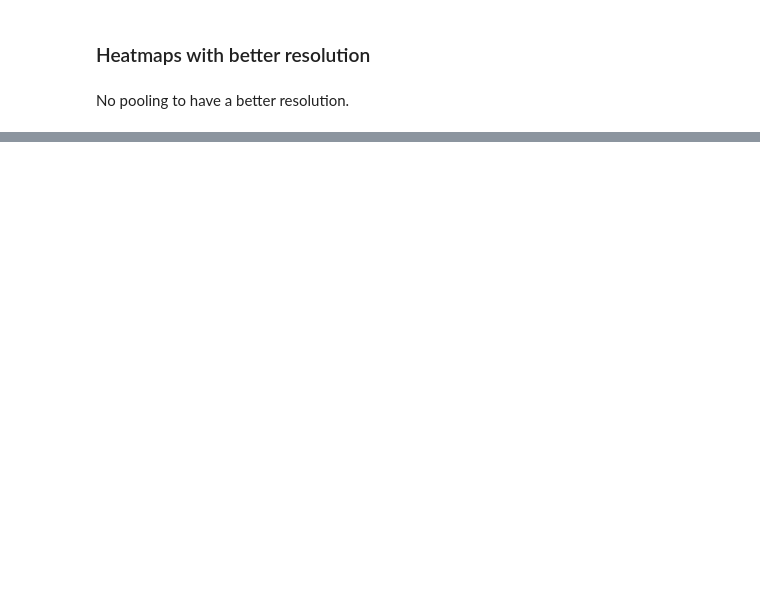
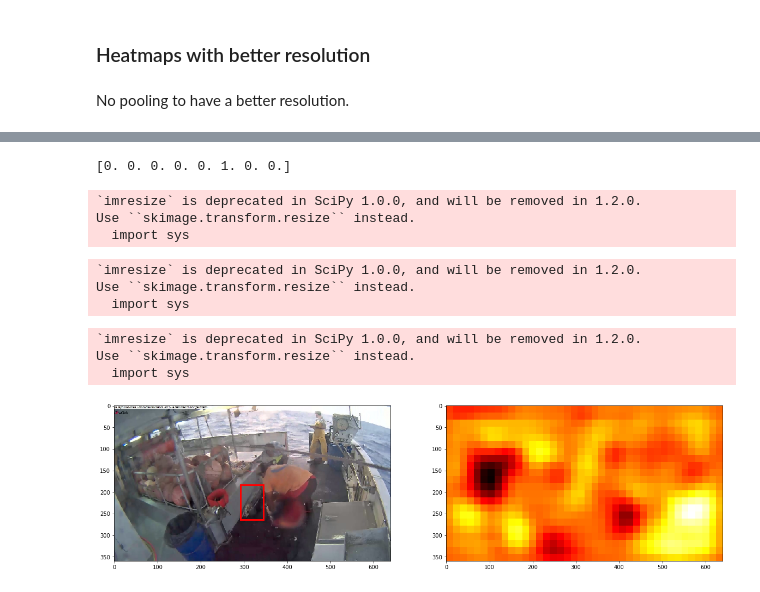
Before and after one commit to julienrousse/Master-Thesis-Project, a Jupyter notebook: fish/VGG-heatmaps.ipynb, the cells around one changed output, grey strips where cells are left out. Cells and saved outputs as stored; diff of their text form; code cells hidden in the pictures; blank space fills up the shorter version.

```diff
--- a/fish/VGG-heatmaps.ipynb
+++ b/fish/VGG-heatmaps.ipynb
@@ -336,0 +1381,5 @@ conv_val_feat[index].shape
+# %%
+index = 11
+# %%
+inp = np.expand_dims(conv_val_feat_640[index], 0)
+np.round(top_model.predict(inp)[0],2)
@@ -336,0 +1389,2 @@ conv_val_feat[index].shape
+# %%
+cm = get_cm(inp, 0)
@@ -336,0 +1593,38 @@ conv_val_feat[index].shape
+# %%
+inp = np.expand_dims(conv_val_feat_640[index], 0)
+print(np.round(top_model.predict(inp)[0],2))
+label = np.argmax(top_model.predict(inp)[0])
+# %% [output]
+[0. 0. 0. 0. 0. 1. 0. 0.]
+# %%
+cm_354 = get_cm(inp, label, conv_high_res_640)
+# %% [output]
+`imresize` is deprecated in SciPy 1.0.0, and will be removed in 1.2.0.
+Use ``skimage.transform.resize`` instead.
+  import sys
+# %%
+index = 2
+
+inp = np.expand_dims(conv_val_feat_640[index], 0)
+label = np.argmax(top_model.predict(inp)[0])
+
+cm_2 = get_cm(inp, label, conv_high_res_640)
+# %% [output]
+`imresize` is deprecated in SciPy 1.0.0, and will be removed in 1.2.0.
+Use ``skimage.transform.resize`` instead.
+  import sys
+# %%
+index = 2
+
+inp = np.expand_dims(conv_val_feat_640[index], 0)
+label = np.argmax(top_model.predict(inp)[0])
+
+cm_2 = get_cm(inp, label, conv_high_res_640)
+# %% [output]
+`imresize` is deprecated in SciPy 1.0.0, and will be removed in 1.2.0.
+Use ``skimage.transform.resize`` instead.
+  import sys
+# %%
+show_image_heatmap(index, val_bbox_640, cm)
+# %% [output]
+[figure, added]
```
Also changed, not shown: parts of 361 cells of this notebook, 6 other files.
